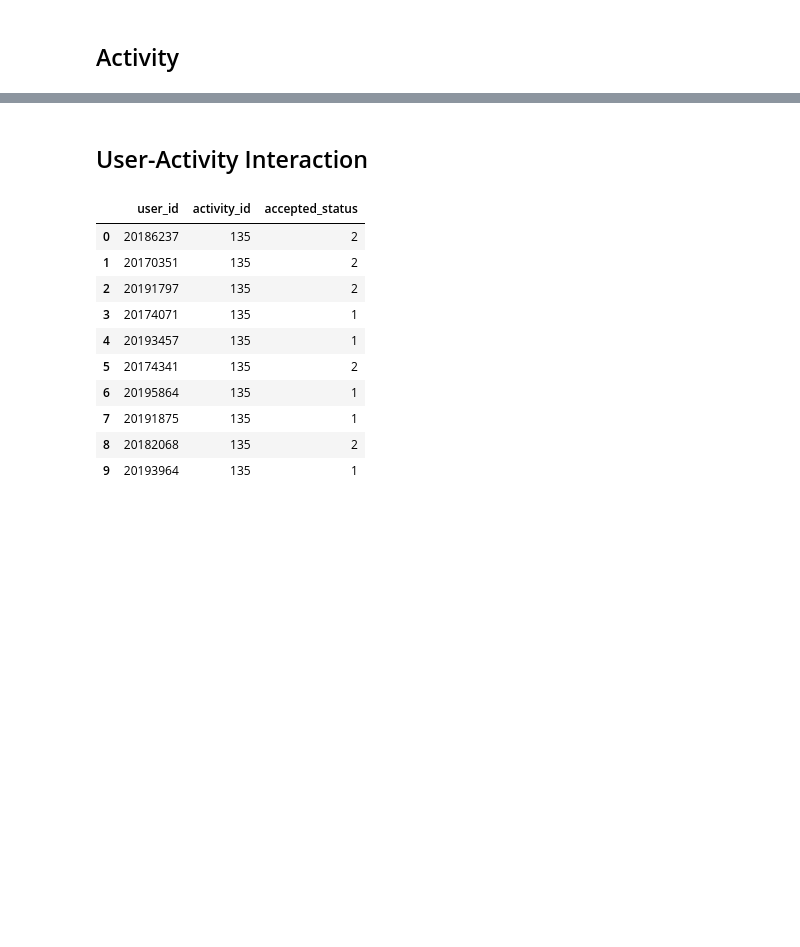
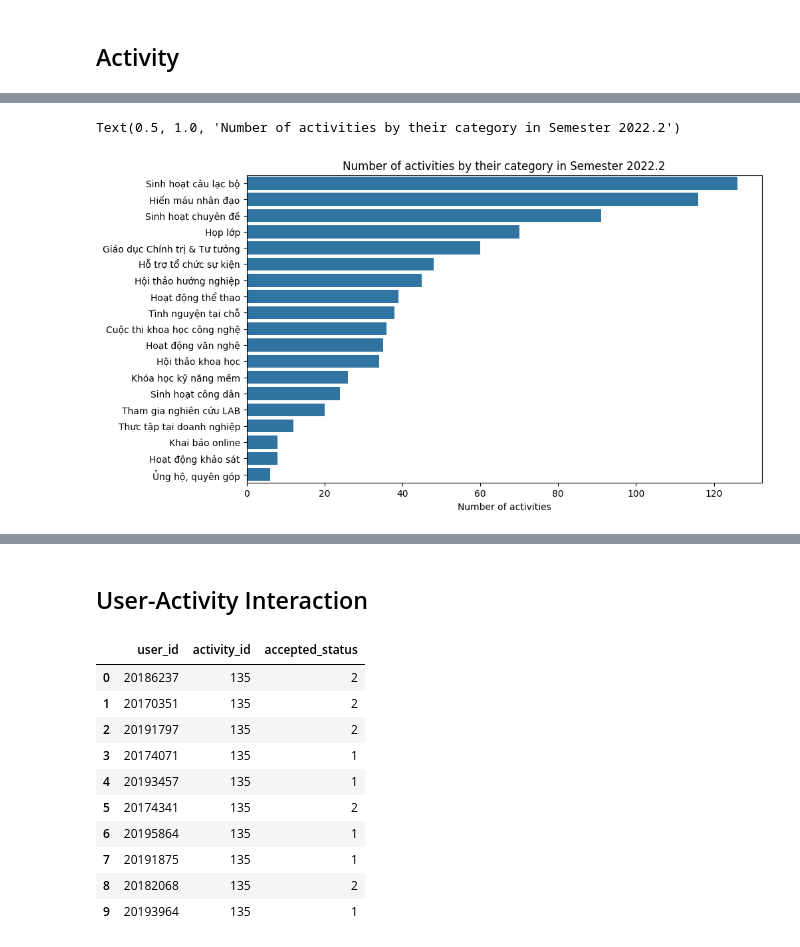
Before and after one commit to qducnguyen/reHUSTER-ctsv, a Jupyter notebook: notebooks/3_eda.ipynb, the cells around one changed output, grey strips where cells are left out. Drawn from its saved outputs; the diff is of its cells as text; code cells hidden in the pictures; blank space fills up the shorter version.

```diff
--- a/notebooks/3_eda.ipynb
+++ b/notebooks/3_eda.ipynb
@@ -145,0 +137,7 @@ array(["[{'CGroupId': 0, 'CId': 51, 'CName': 'Thành viên CLB học thuật, La
+# %%
+import datetime
+import numpy as np
+
+date = datetime.date(2023, 1, 1)
+df_activity.startTime = df_activity.startTime.apply(lambda x: pd.to_datetime(x.split(" ")[0]))
+df_activity.startTime
@@ -145,0 +157,17 @@ array(["[{'CGroupId': 0, 'CId': 51, 'CName': 'Thành viên CLB học thuật, La
+# %%
+feb23 = np.datetime64(datetime.date(2023, 2, 1))
+july23 = np.datetime64(datetime.date(2023, 7, 30))
+
+type_of_activity = df_activity[
+    (df_activity.startTime >= feb23)
+    & (df_activity.startTime <= july23)
+].type.value_counts().sort_values(ascending=False)
+# %%
+plt.figure(figsize=(10, 6))
+sns.barplot(y=type_of_activity.index,x=type_of_activity.values, orient='h')
+plt.ylabel("")
+plt.xlabel("Number of activities")
+plt.title("Number of activities by their category in Semester 2022.2")
+# %% [output]
+Text(0.5, 1.0, 'Number of activities by their category in Semester 2022.2')
+[figure, added]
```
Also changed, not shown: parts of 23 cells of this notebook.
